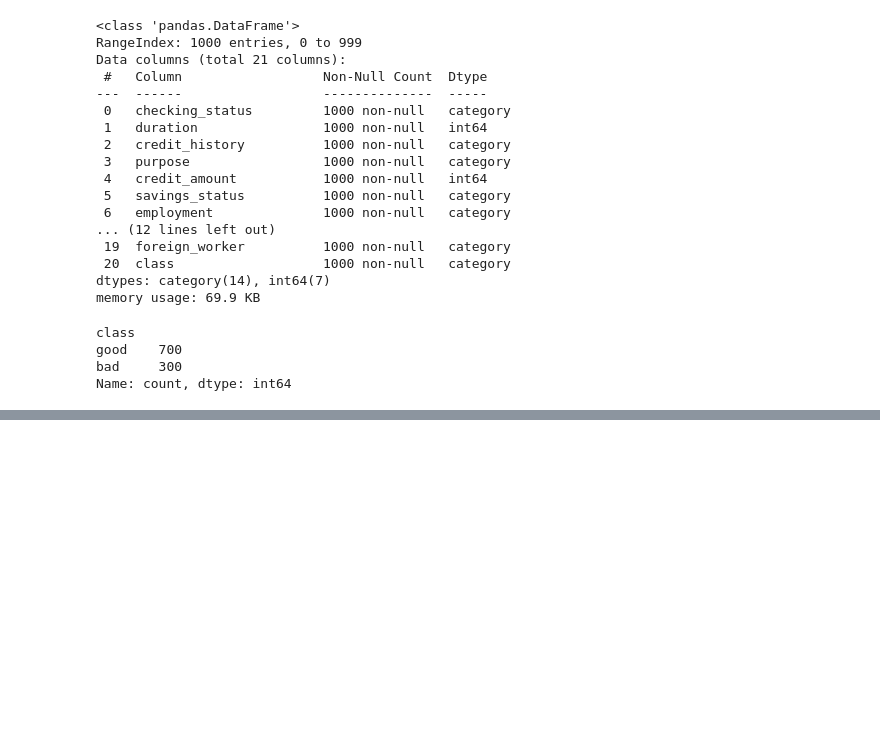
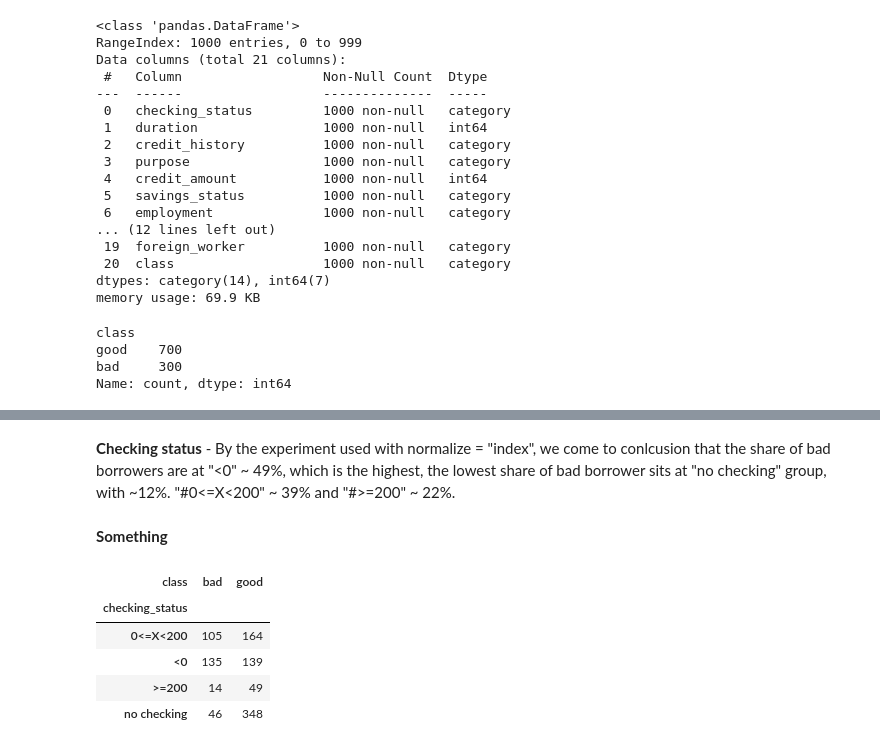
Before and after one commit to Peffle/Explainable-Credit-Risk, a Jupyter notebook: notebooks/01_eda.ipynb, the cells around one changed output, grey strips where cells are left out. Saved outputs shown, nothing was run; the diff lists cells and outputs as text; code cells hidden in the pictures; blank space fills up the shorter version.

```diff
--- a/notebooks/01_eda.ipynb
+++ b/notebooks/01_eda.ipynb
@@ -87,0 +123,13 @@ TypeError: title() missing 1 required positional argument: 'label'
+# %% [markdown]
+**Checking status** - By the experiment used with normalize = "index", we come to conlcusion that the share of bad borrowers are at "<0" ~ 49%, which is the highest, the lowest share of bad borrower sits at "no checking" group, with ~12%. "#0<=X<200" ~ 39% and "#>=200" ~ 22%.
+# %% [markdown]
+**Something**
+# %%
+pd.crosstab(df["checking_status"], df["class"])
+# %% [output]
+| class | bad | good |
+| checking_status |  |  |
+| 0<=X<200 | 105 | 164 |
+| <0 | 135 | 139 |
+| >=200 | 14 | 49 |
+| no checking | 46 | 348 |
```
Also changed, not shown: parts of 11 cells of this notebook.
